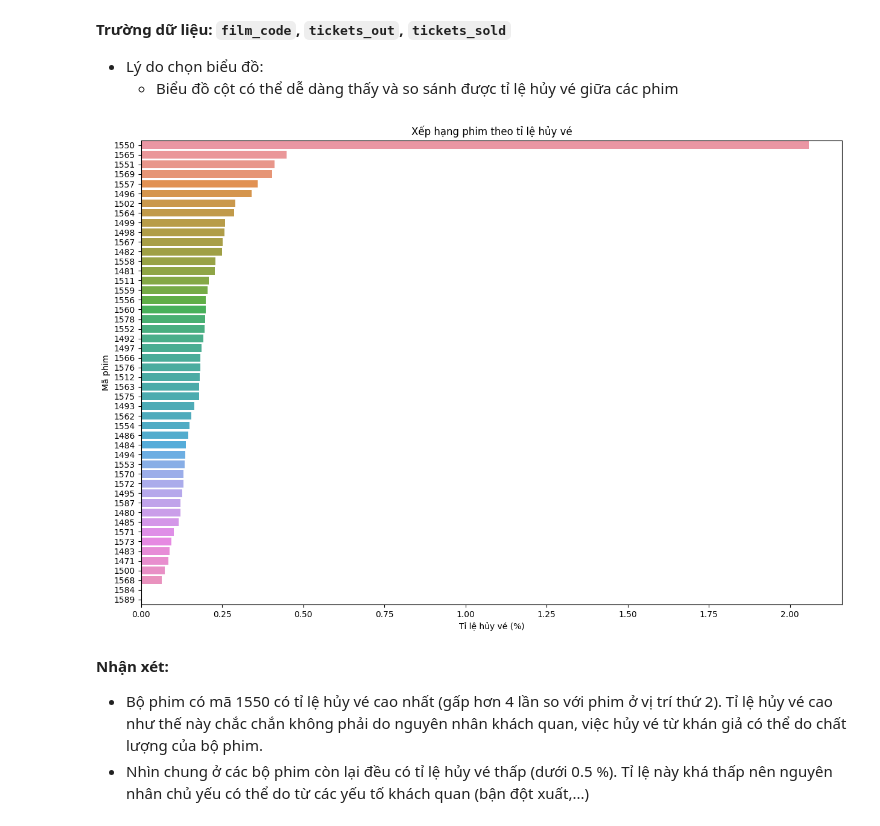
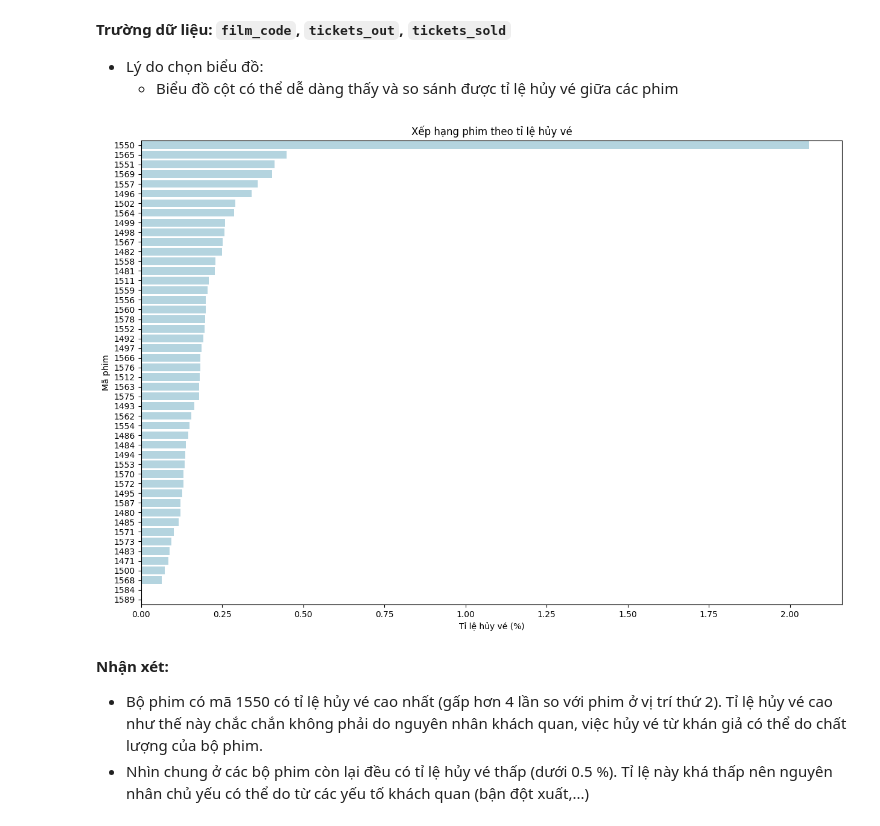
Before and after one commit to Tuyet3005/DataVisualization-Lab-2, a Jupyter notebook: source_codes/Vu.ipynb, the cells around one changed output. Saved outputs shown, nothing was run; the diff lists cells and outputs as text; code cells hidden in the pictures.

```diff
--- a/source_codes/Vu.ipynb
+++ b/source_codes/Vu.ipynb
@@ -147,16 +155,16 @@ plt.show()
 # %%
 df = data.groupby(['film_code']).agg({'tickets_out': 'sum', 'tickets_sold': 'sum'})
 df['tickets_out_percent'] =(df['tickets_out'] / df['tickets_sold']) * 100
 
 plt.gcf().set_size_inches(15, 10)
-sns.barplot(data=df.reset_index().sort_values(by='tickets_out_percent', ascending=False), x='tickets_out_percent', y='film_code')
+sns.barplot(data=df.reset_index().sort_values(by='tickets_out_percent', ascending=False), x='tickets_out_percent', y='film_code', palette=['lightblue'])
 
 plt.title('Xếp hạng phim theo tỉ lệ hủy vé')
 plt.xlabel('Tỉ lệ hủy vé (%)')
 plt.ylabel('Mã phim')
 plt.show()
 # %% [output]
-[figure, old version]
+[figure, new version]
 # %% [markdown]
 **Nhận xét:**
   * Bộ phim có mã 1550 có tỉ lệ hủy vé cao nhất (gấp hơn 4 lần so với phim ở vị trí thứ 2). Tỉ lệ hủy vé cao như thế này chắc chắn không phải do nguyên nhân khách quan, việc hủy vé từ khán giả có thể do chất lượng của bộ phim.
```
Also changed, not shown: parts of 9 cells of this notebook.
